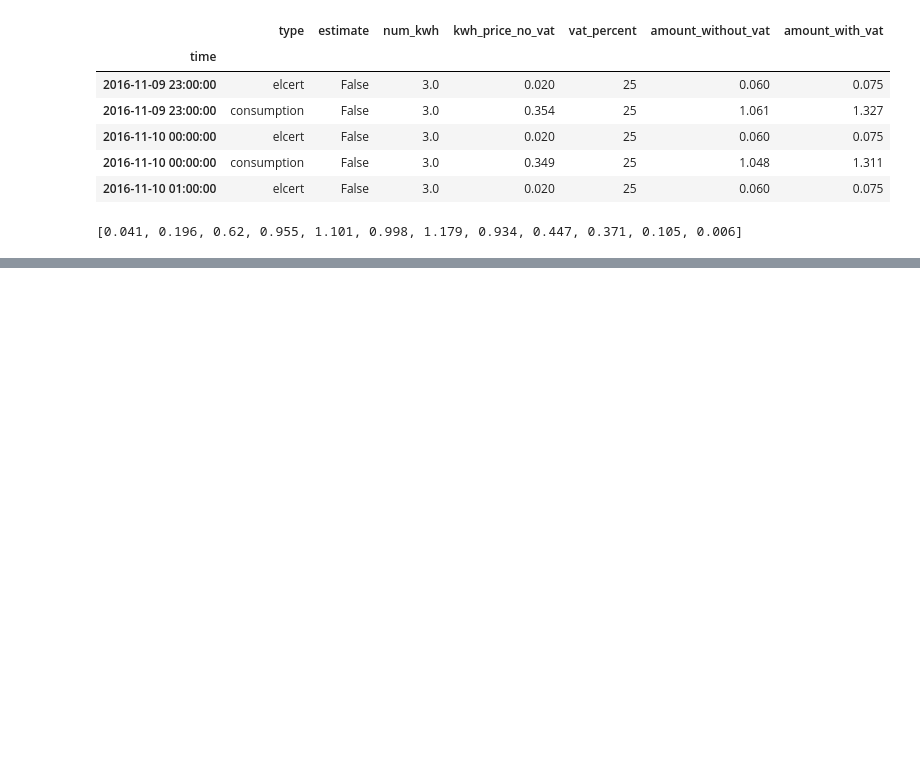
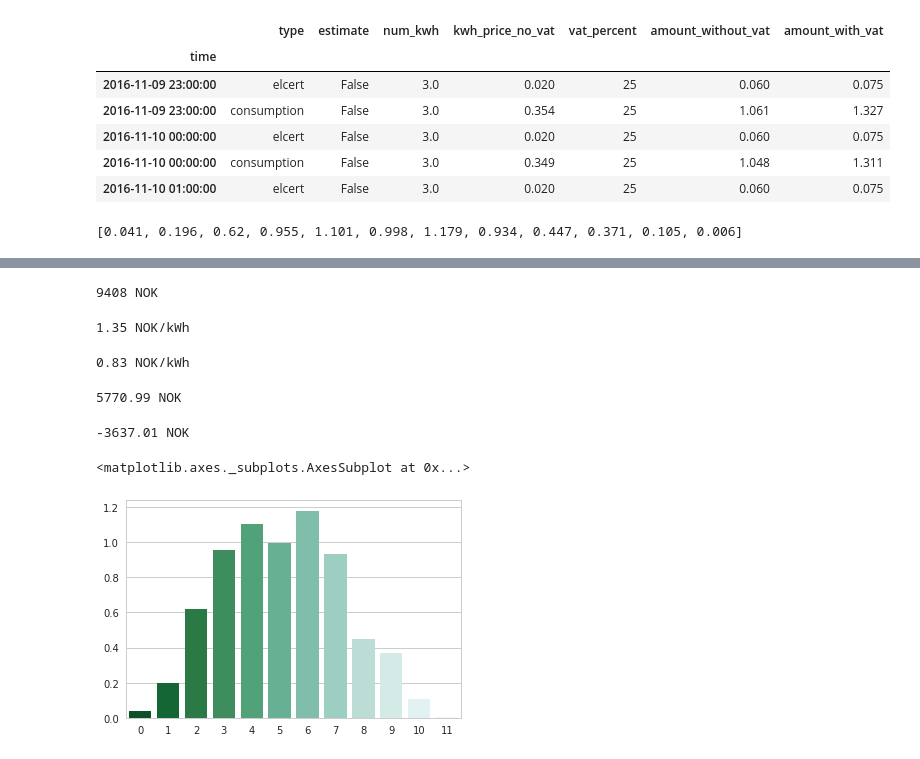
Before and after one commit to linkmic/otovo, a Jupyter notebook: Otovo2017.ipynb, the cells around one changed output, grey strips where cells are left out. Cells and saved outputs as stored; diff of their text form; code cells hidden in the pictures; blank space fills up the shorter version.

```diff
--- a/Otovo2017.ipynb
+++ b/Otovo2017.ipynb
@@ -570,0 +75,42 @@ plt.show()
+# %%
+#Total cost for the solar plant, factoring in the 15yr lease charge and the approximate discount from the Enova grant
+cost17 = (899-115)*12
+print("%.0f NOK" % cost17)
+# %% [output]
+9408 NOK
+# %%
+#Cost per kWh of solar power produced, excluding any incomes derived from exporting solar power
+cost17kwh = cost17/tprod17/1000
+print("%.2f NOK/kWh" % cost17kwh)
+
+# <- Clearly after the lease is repaid in years >15 then this will be zero.
+# %% [output]
+1.35 NOK/kWh
+# %%
+#Average market price for grid energynettleie+kraft+avgifter 2017 (https://www.ssb.no/elkraftpris/)
+# (NB this is actually higher than what I paid the grid from my usage pattern, 0.83 over the year)
+#mkdpris = 0.952
+mkdpris = 0.83
+print("%0.2f NOK/kWh" % mkdpris )
+# %% [output]
+0.83 NOK/kWh
+# %%
+# Cost to purchase the entire solar production for the grid at market average rate
+purchase_cost = tprod17*mkdpris*1000
+print("%0.2f NOK" % purchase_cost)
+# %% [output]
+5770.99 NOK
+# %%
+# "EBIT" for Solar plant inn 2017
+ebit = purchase_cost-cost17
+print("%0.2f NOK" % ebit)
+# %% [output]
+-3637.01 NOK
+# %%
+# Rough plot of production in kWH per month 2017
+sns.barplot(list(range(0,12)), prod17, palette="BuGn_r")
+
+# Notice poor production in June 17, in fact 25% worse than 2016
+# %% [output]
+<matplotlib.axes._subplots.AxesSubplot at 0x...>
+[figure, added]
```
Also changed, not shown: parts of 60 cells of this notebook, 1 other file.
